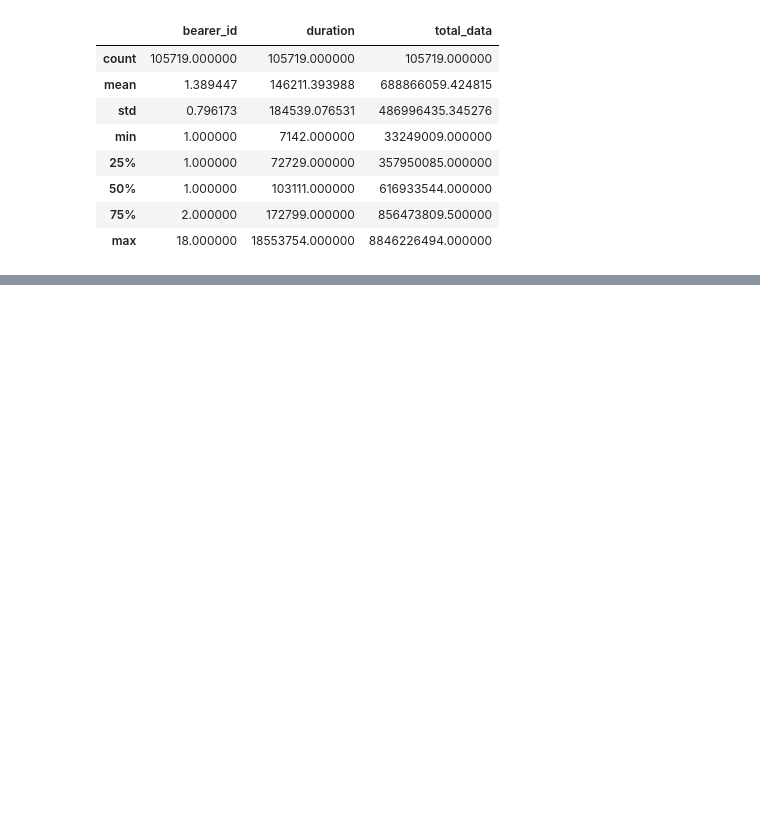
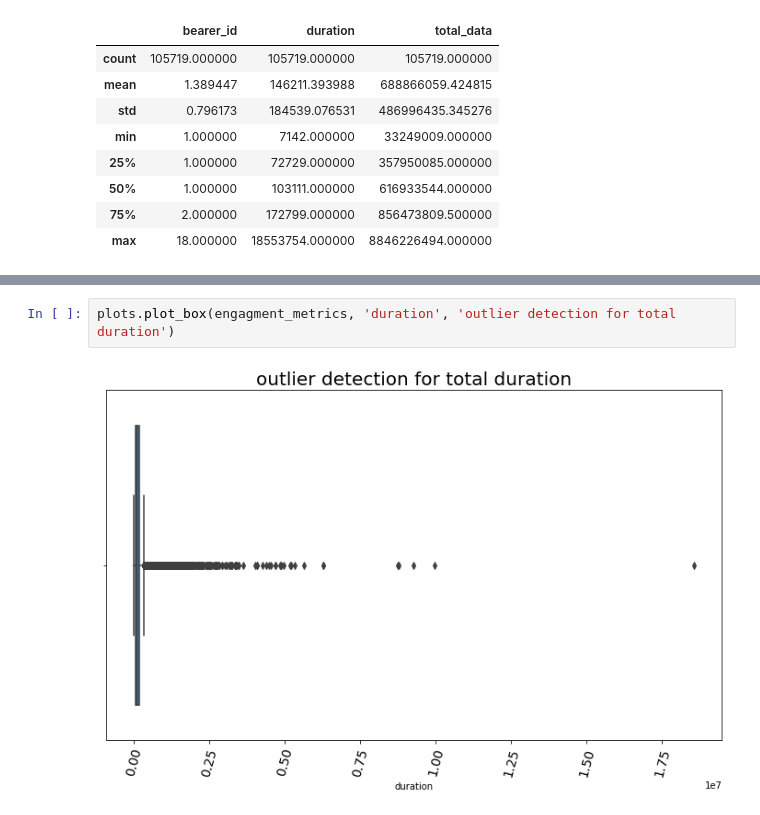
Before and after one commit to educhinski/telecom_data_analysis, a Jupyter notebook: Notebooks/UserEngagementAnalysis.ipynb, the cells around one changed output, grey strips where cells are left out. Drawn from its saved outputs; the diff is of its cells as text; blank space fills up the shorter version.

```diff
--- a/Notebooks/UserEngagementAnalysis.ipynb
+++ b/Notebooks/UserEngagementAnalysis.ipynb
@@ -164,0 +171,4 @@ engagment_metrics.describe()
+# %%
+plots.plot_box(engagment_metrics, 'duration', 'outlier detection for total duration')
+# %% [output]
+[figure, added]
```
Also changed, not shown: parts of 17 cells of this notebook, 1 other file.
